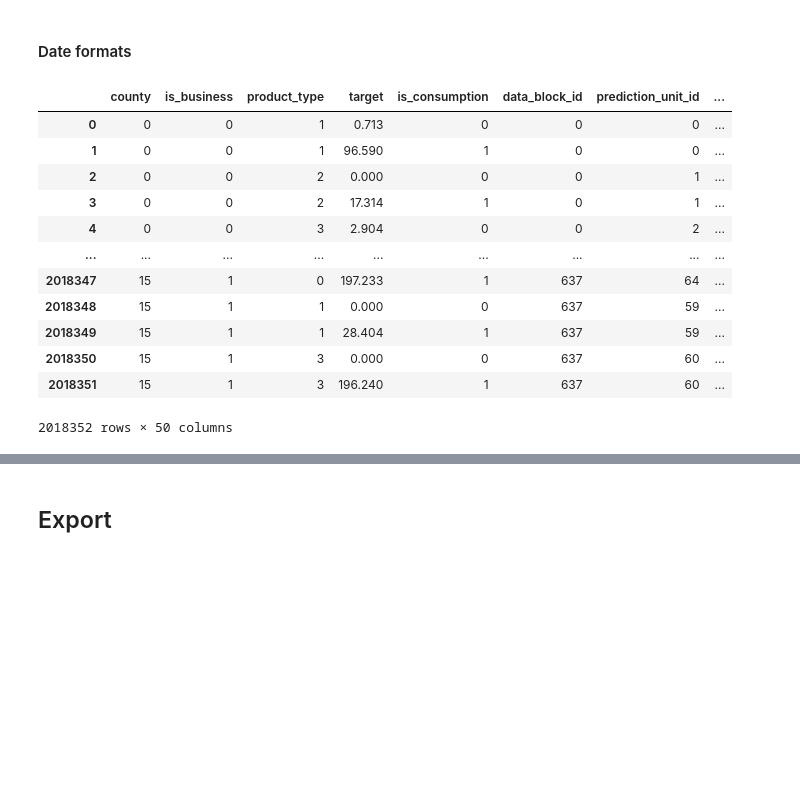
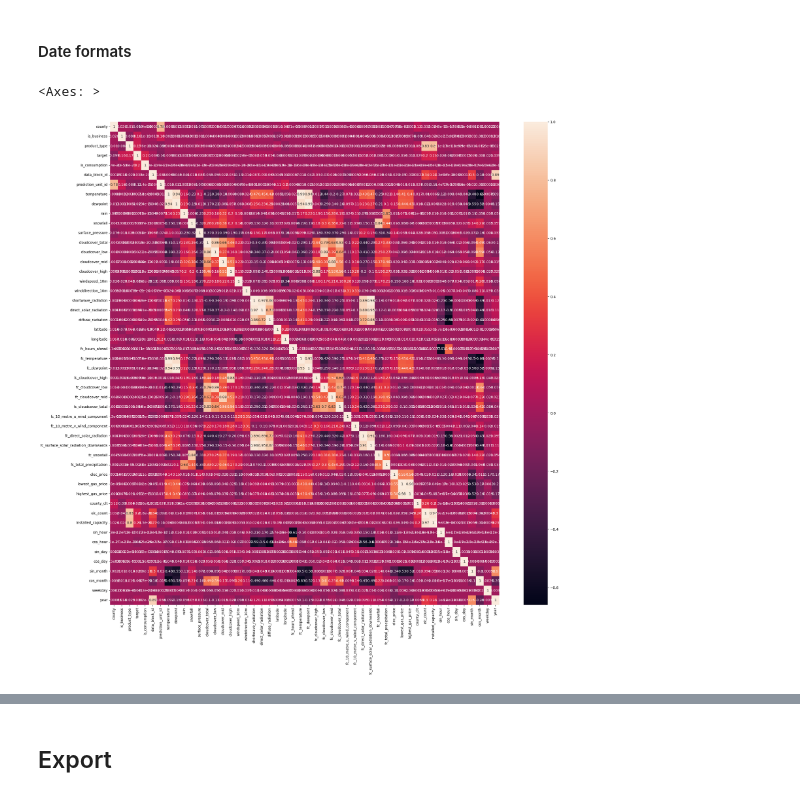
Before and after one commit to TristanRib/Enefit, a Jupyter notebook: notebooks/DataFeaturing.ipynb, the cells around one changed output, grey strips where cells are left out. Drawn from its saved outputs; the diff is of its cells as text; code cells hidden in the pictures; blank space fills up the shorter version.

```diff
--- a/notebooks/DataFeaturing.ipynb
+++ b/notebooks/DataFeaturing.ipynb
@@ -21,20 +44,32 @@ wtm['county'].nunique()
 # %% [markdown]
 #### Historical Weather
+# %%
+hw['distance'] = hw['longitude'] + hw['latitude']
+
+wtm_merge = wtm.drop(columns=['latitude', 'longitude', 'county_name'])
+hw = hw.merge(wtm_merge, on='distance', how='left')
+hw.drop(columns='distance', inplace=True)
 # %%
-grouped_hweather = hw.groupby(['datetime']).mean()
+grouped_hweather = hw.groupby(['datetime', 'county']).mean()
 merge_temp = grouped_hweather.drop(columns=['data_block_id'])
-train = train.merge(merge_temp, how="left", on="datetime")
+train = train.merge(merge_temp, how="left", on=["datetime", "county"])
 # %% [markdown]
 #### Forecast Weather
+# %%
+fw['distance'] = fw['longitude'] + fw['latitude']
+
+wtm_merge = wtm.drop(columns=['latitude', 'longitude', 'county_name'])
+fw = fw.merge(wtm_merge, on='distance', how='left')
+fw.drop(columns='distance', inplace=True)
 # %%
 grouped_fweather = fw.drop(columns=['origin_datetime'])
 grouped_fweather.rename(columns={'forecast_datetime': 'datetime'}, inplace=True)
-grouped_fweather = grouped_fweather.groupby(['datetime']).mean()
+grouped_fweather = grouped_fweather.groupby(['datetime', 'county']).mean()
 
 merge_fweather = grouped_fweather.drop(columns=['latitude', 'longitude', 'data_block_id'])
 merge_fweather.columns = list(map(lambda c: "fc_%s" % c, merge_fweather.columns))
 
-train = train.merge(merge_fweather, how="left", on="datetime")
+train = train.merge(merge_fweather, how="left", on=["datetime", "county"])
 # %% [markdown]
 #### Electricity Prices
 # %%
@@ -84,21 +119,15 @@ train['year'] = pd.to_datetime(train['datetime']).dt.year
 
 train.drop(columns=['datetime', 'row_id', 'hour', 'day', 'month'], inplace=True)
 # %%
-train
+import seaborn as sns
+import matplotlib.pyplot as plt
+
+plt.figure(figsize=(25,25))
+train_num = train.select_dtypes(['number'])
+sns.heatmap(train_num.corr(), annot=True)
 # %% [output]
-|  | county | is_business | product_type | target | is_consumption | data_block_id | prediction_unit_id | ... |
-| 0 | 0 | 0 | 1 | 0.713 | 0 | 0 | 0 | ... |
-| 1 | 0 | 0 | 1 | 96.590 | 1 | 0 | 0 | ... |
-| 2 | 0 | 0 | 2 | 0.000 | 0 | 0 | 1 | ... |
-| 3 | 0 | 0 | 2 | 17.314 | 1 | 0 | 1 | ... |
-| 4 | 0 | 0 | 3 | 2.904 | 0 | 0 | 2 | ... |
-| ... | ... | ... | ... | ... | ... | ... | ... | ... |
-| 2018347 | 15 | 1 | 0 | 197.233 | 1 | 637 | 64 | ... |
-| 2018348 | 15 | 1 | 1 | 0.000 | 0 | 637 | 59 | ... |
-| 2018349 | 15 | 1 | 1 | 28.404 | 1 | 637 | 59 | ... |
-| 2018350 | 15 | 1 | 3 | 0.000 | 0 | 637 | 60 | ... |
-| 2018351 | 15 | 1 | 3 | 196.240 | 1 | 637 | 60 | ... |
-2018352 rows × 50 columns
+<Axes: >
+[figure, added]
 # %%
 train.isna().sum().sum()
 # %% [output]
```
Also changed, not shown: parts of 4 cells of this notebook, 1 other file.
